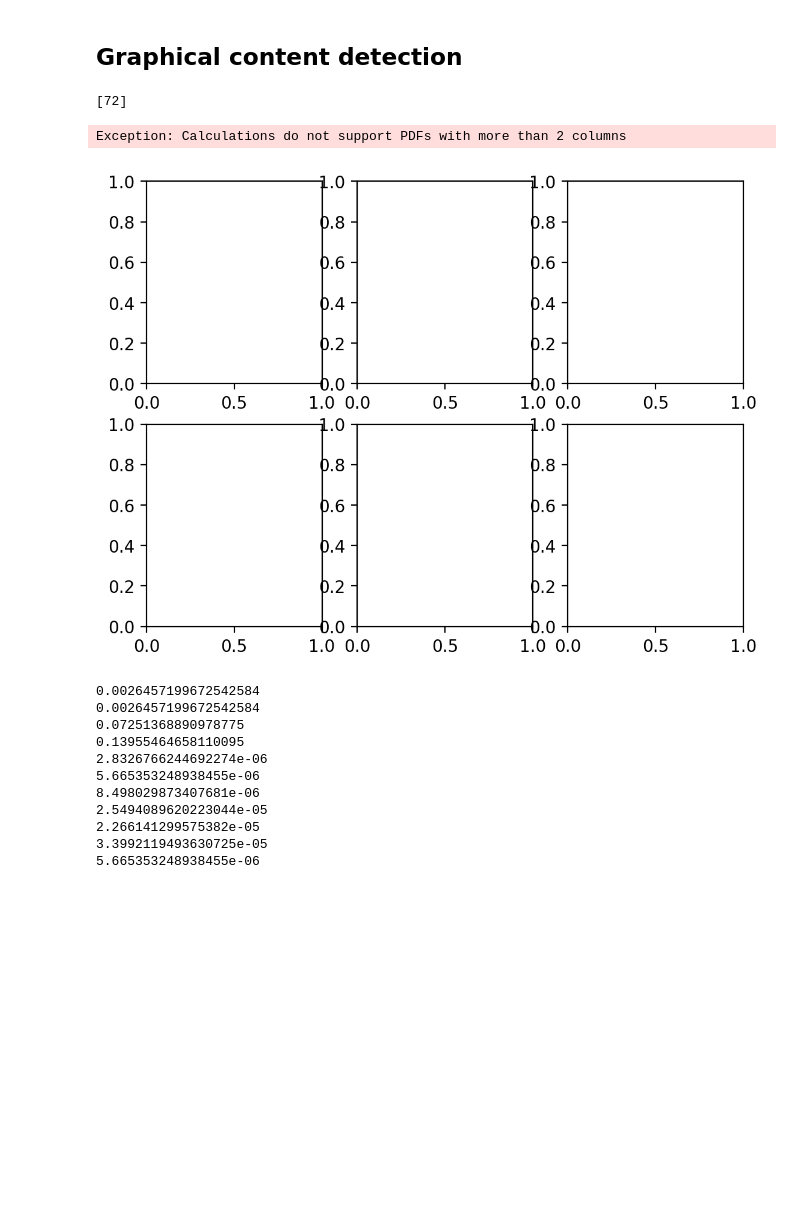
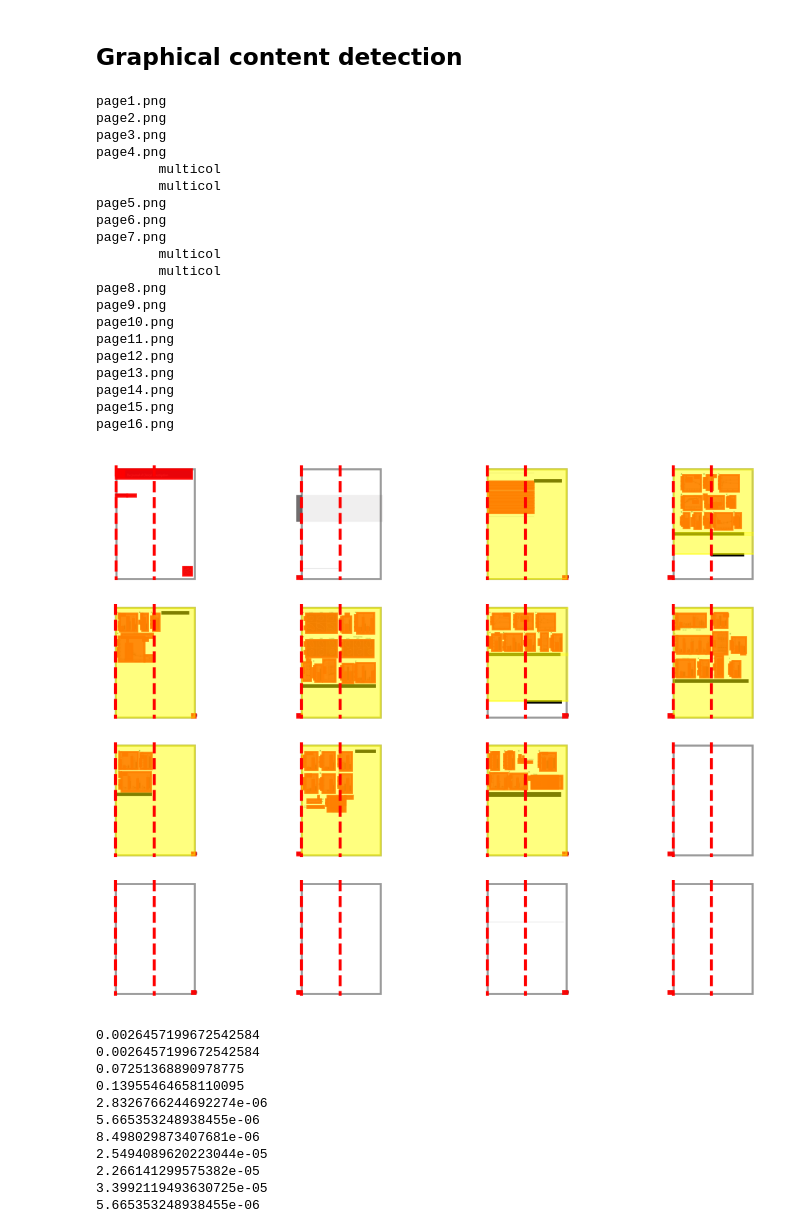
Before and after one commit to pengyuanli/PDFigCapX, a Jupyter notebook: pdfigcapx/src/chrome.ipynb, the cells around one changed output. Cells and saved outputs as stored; diff of their text form; code cells hidden in the pictures; blank space fills up the shorter version.

Commit message:
candidate regions

```diff
--- a/pdfigcapx/src/chrome.ipynb
+++ b/pdfigcapx/src/chrome.ipynb
@@ -19,12 +19,12 @@ import utils
 
 base_test_folder = Path('../tests')
 output = base_test_folder / "output"
-pdf1_path = base_test_folder / "data" / "pdf-1.pdf"
+pdf1_path = base_test_folder / "data" / "pdf-2.pdf"
 # xpdf_path  = base_test_folder / "output"
 # %%
 pil_images = main.fetch_pages_as_images(pdf_path=pdf1_path.resolve(), base_folder=output)
 # %%
-xpdf_folder_path = utils.pdf2html(pdf1_path.resolve(), output.resolve(), "pdf1")
+xpdf_folder_path = utils.pdf2html(pdf1_path.resolve(), output.resolve(), "pdf2")
 # pages = main.get_pages(xpdf_path)
 # %%
 pages = main.get_pages(Path(xpdf_folder_path))
@@ -143,6 +156,10 @@ def draw_bboxes(ax, bboxes, edgecolor: Optional[str], facecolor: Optional[str],
                             facecolor=facecolor if facecolor else 'null',
                             alpha=alpha)
     ax.add_patch(rect)
+
+def draw_columns(ax, cols_layout, page_height):
+  for col in cols_layout:
+    ax.vlines(col, 0, page_height, colors="red", linestyles="dashed")
 # %% [markdown]
 ## Graphical content detection
 # %%
@@ -305,21 +322,23 @@ def remove_tables_from_candidates(table_boxes: list[TextContainer], candidates:
     return filtered_candidates
 
 
-def is_multicol_caption(box: TextContainer, page_width, row_width):
+def is_multicol_caption(box: TextContainer, page_width, row_width, cols_layout):
     ROW_EXTRA = 50
     page_mid = page_width / 2
-    if  box.width > row_width + ROW_EXTRA or (box.x0 < page_mid and box.x1 > page_mid):
+    # if  box.width > row_width + ROW_EXTRA or (box.x0 < page_mid and box.x1 > page_mid):
+    if box.x1 > cols_layout[1]:
       return True
     return False
 
 
-def estimate_caption_regions(caption_boxes: list[TextContainer], num_columns: int, page_width: int, page_height: int, row_width: int, row_height: int, cols_layout: list):
+def estimate_caption_regions(caption_boxes: list[TextContainer], num_columns: int, page_width: int, page_height: int, row_width: int, row_height: int, cols_layout: list, layout):
     # sweep the page vertically to find the possible location of the figures
     # on top of the captions
+    if len(caption_boxes) == 0: return []
 
     regions = []
     if len(caption_boxes) == 1:
-        return [(caption_boxes[0], [1, 1, page_width - 2*row_height, page_height - 2*row_height ])] #idk why the 2*rowheight
+        return [(caption_boxes[0], layout)]
 
     if num_columns == 1:
       vert_sweep = 1
@@ -328,13 +347,16 @@ def estimate_caption_regions(caption_boxes: list[TextContainer], num_columns: in
         regions.append([1, 1, page_width - 2, box.y0 - vert_sweep])
         vert_sweep = box.y0 + box.height
     elif num_columns == 2:
-      sweep = [1] * num_columns
-      sorted_caption_boxes = sorted(caption_boxes, key=lambda x: (x[1], x[0])) # by y0 and x0
+      sweep = [layout[1]] * num_columns
+      sorted_caption_boxes = sorted(caption_boxes, key=lambda x: (x.y0, x.x0)) # by y0 and x0
       for box in sorted_caption_boxes:
-        multicol_caption = is_multicol_caption(box, page_width, row_width)
+        multicol_caption = is_multicol_caption(box, page_width, row_width, cols_layout)
         if multicol_caption:
-          region = [1, max(sweep), page_width - 2, box.height - max(sweep)]
+          print("\tmulticol")
+          region = [layout[0], sweep[0], layout[3], box.y0 - sweep[0]]
+          sweep[0] = box.y0 + box.height
         else:
+          print("other")
           if box.x0 < cols_layout[0] + 100:
             region = [box.x0, sweep[0], row_width, box.y0 - sweep[0]]
             sweep[0] = box.y0 + box.height
@@ -357,46 +379,66 @@ def match_figures_and_captions(caption_boxes: list[TextContainer], table_boxes:
 
     DISTANCE_FIG_CAPTION = 50
     filtered_candidates = remove_tables_from_candidates(pot_fig_bboxes)
-# %%
-cols_layout
-# %% [output]
-[72]
 # %%
 layout, row_width, row_height, cols_layout = calculate_document_layout(pages)
 num_cols_in_doc = len(cols_layout)
 
-number_cols = 3
+number_cols = 4
 number_rows = int(len(pages) / number_cols)
 
 _, ax = plt.subplots(number_rows, number_cols, dpi=200)
 
 for idx, page in enumerate(pages):
-  # page_name = f"page{idx+1}.png"
   page_name = page.img_name
+  print(page_name)
   png_path = (Path(xpdf_folder_path) / page_name).resolve()
 
   col = idx % number_cols
   row = int(idx / number_cols)
 
   page_image = Image.open(png_path)
   page_image = page_image.resize((page.width, page.height))
   draw_content_region(ax[row][col], content_region)
-  draw_text_regions(ax[row][col], page)
+  # draw_text_regions(ax[row][col], page)
 
   # probably don't filter by more height here yet, as some labels connect
   # the figures
   candidates, fig_containers, table_containers = get_potential_figure_bboxes(xpdf_folder_path, page, layout, row_height)
   draw_figure_candidates(ax[row][col], candidates)
+  draw_columns(ax[row][col], cols_layout, page.height)
 
   caption_bboxes = [x.to_bbox() for x in fig_containers]
   draw_bboxes(ax[row][col], caption_bboxes, 'black', 'black', 1.0)
-  regions = estimate_caption_regions(fig_containers, number_cols, page.width, page.height, row_width, row_height, cols_layout )
+  regions = estimate_caption_regions(fig_containers, num_cols_in_doc, page.width, page.height, row_width, row_height, cols_layout, layout)
 
+  region_bboxes = [x[1] for x in regions]
+  # print(region_bboxes)
+  draw_bboxes(ax[row][col], region_bboxes, 'yellow', 'yellow', 0.5)
 
   ax[row][col].imshow(page_image)
+  ax[row][col].axis('off')
 # %% [output]
-Exception: Calculations do not support PDFs with more than 2 columns
+page1.png
+page2.png
+page3.png
+page4.png
+        multicol
+        multicol
+page5.png
+page6.png
+page7.png
+        multicol
+        multicol
+page8.png
+page9.png
+page10.png
+page11.png
+page12.png
+page13.png
+page14.png
+page15.png
+page16.png
-[figure, old version]
+[figure, new version]
 # %%
 base_folder_path = xpdf_folder_path
 page = pages[2]
```
Also changed, not shown: parts of 2 cells of this notebook, 4 other files.
